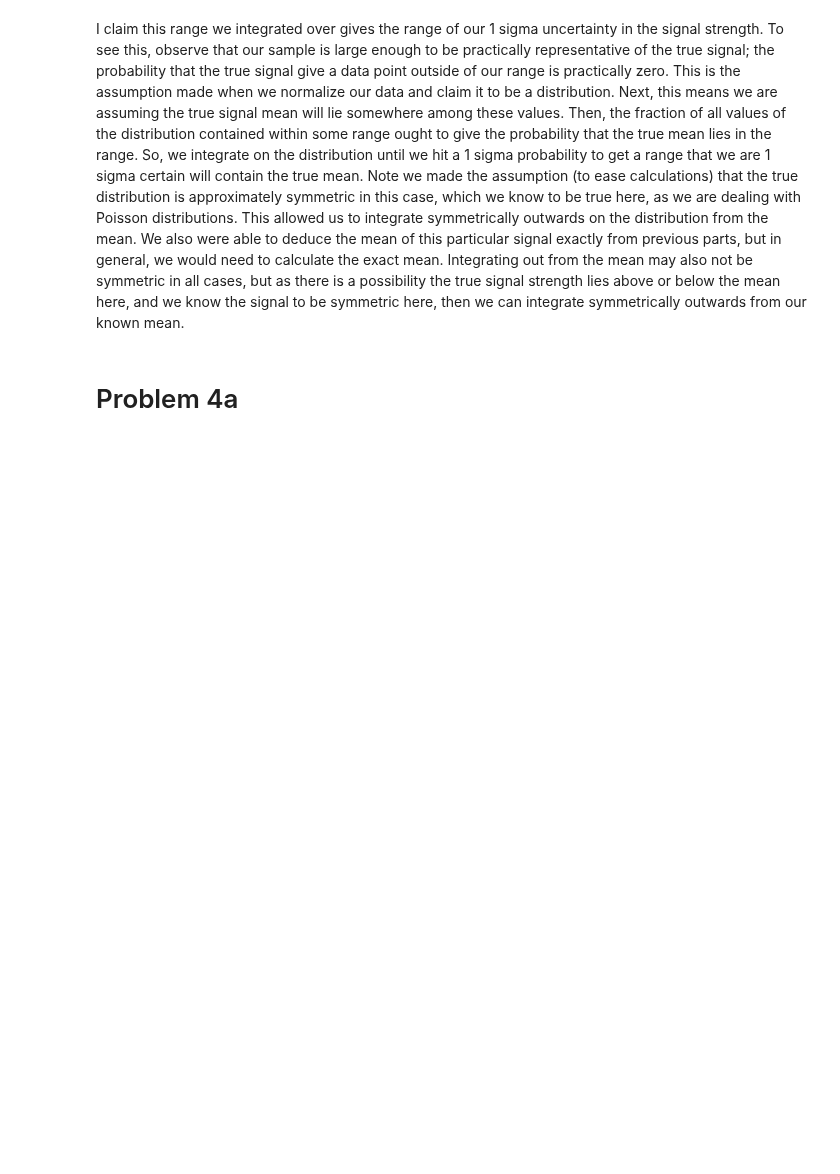
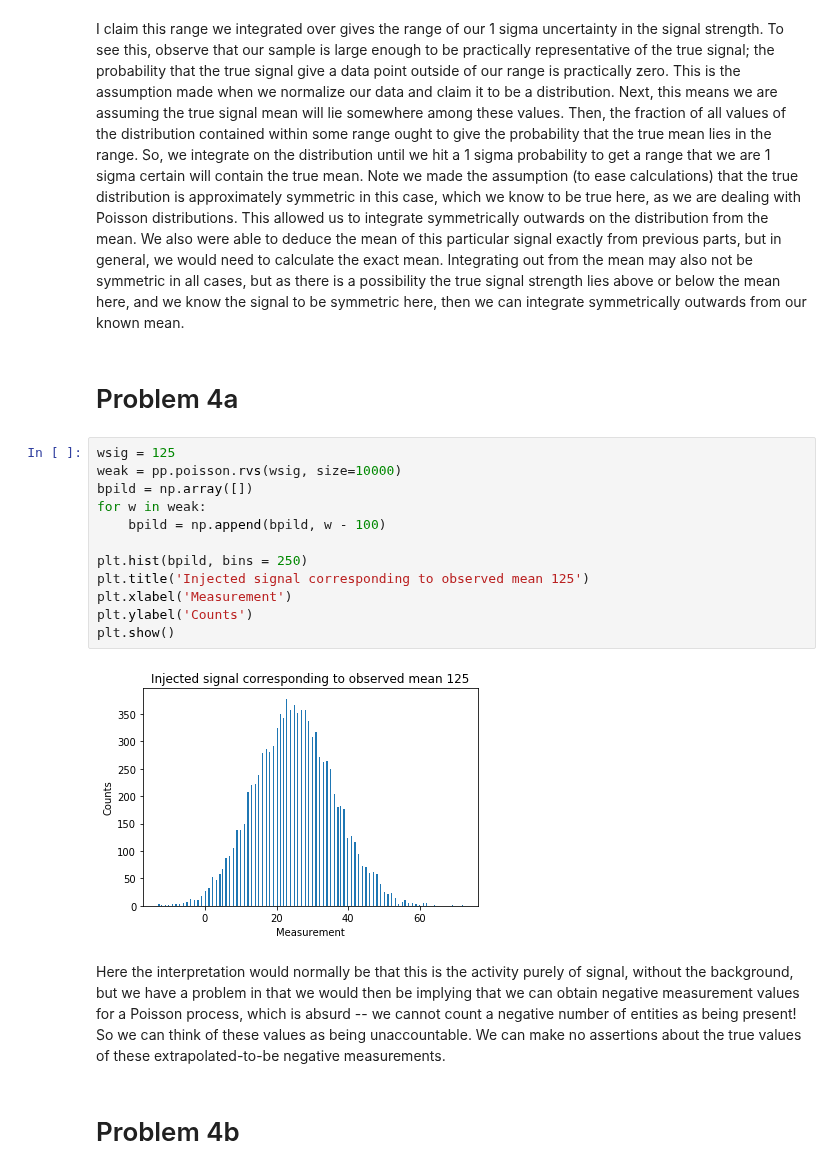
Before and after one commit to sotha-sil/Phys_434, a Jupyter notebook: lab6.ipynb, the cells around one changed output. Cells and saved outputs as stored; diff of their text form; blank space fills up the shorter version.

```diff
--- a/lab6.ipynb
+++ b/lab6.ipynb
@@ -176,3 +156,21 @@ We integrated up to a distance of 25 units from the mean.
 I claim this range we integrated over gives the range of our 1 sigma uncertainty in the signal strength. To see this, observe that our sample is large enough to be practically representative of the true signal; the probability that the true signal give a data point outside of our range is practically zero. This is the assumption made when we normalize our data and claim it to be a distribution. Next, this means we are assuming the true signal mean will lie somewhere among these values. Then, the fraction of all values of the distribution contained within some range ought to give the probability that the true mean lies in the range. So, we integrate on the distribution until we hit a 1 sigma probability to get a range that we are 1 sigma certain will contain the true mean. Note we made the assumption (to ease calculations) that the true distribution is approximately symmetric in this case, which we know to be true here, as we are dealing with Poisson distributions. This allowed us to integrate symmetrically outwards on the distribution from the mean. We also were able to deduce the mean of this particular signal exactly from previous parts, but in general, we would need to calculate the exact mean. Integrating out from the mean may also not be symmetric in all cases, but as there is a possibility the true signal strength lies above or below the mean here, and we know the signal to be symmetric here, then we can integrate symmetrically outwards from our known mean.
 # %% [markdown]
 # Problem 4a
+# %%
+wsig = 125
+weak = pp.poisson.rvs(wsig, size=10000)
+bpild = np.array([])
+for w in weak:
+    bpild = np.append(bpild, w - 100)
+
+plt.hist(bpild, bins = 250)
+plt.title('Injected signal corresponding to observed mean 125')
+plt.xlabel('Measurement')
+plt.ylabel('Counts')
+plt.show()
+# %% [output]
+[figure, added]
+# %% [markdown]
+Here the interpretation would normally be that this is the activity purely of signal, without the background, but we have a problem in that we would then be implying that we can obtain negative measurement values for a Poisson process, which is absurd -- we cannot count a negative number of entities as being present! So we can think of these values as being unaccountable. We can make no assertions about the true values of these extrapolated-to-be negative measurements.
+# %% [markdown]
+# Problem 4b
```
Also changed, not shown: parts of 17 cells of this notebook, 1 other file.
